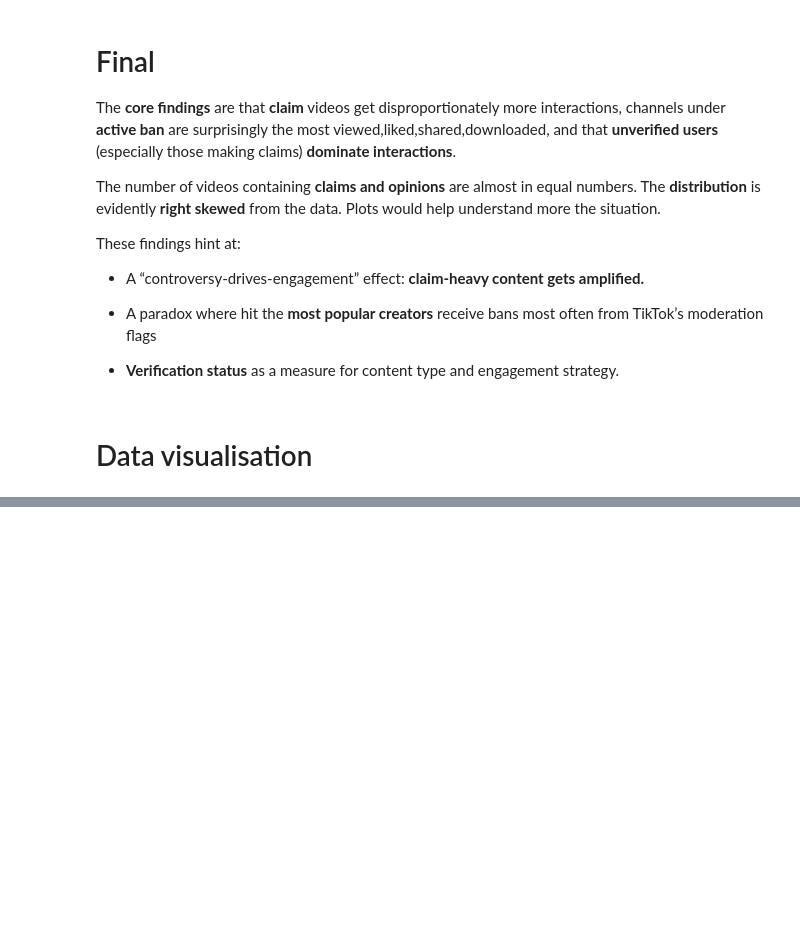
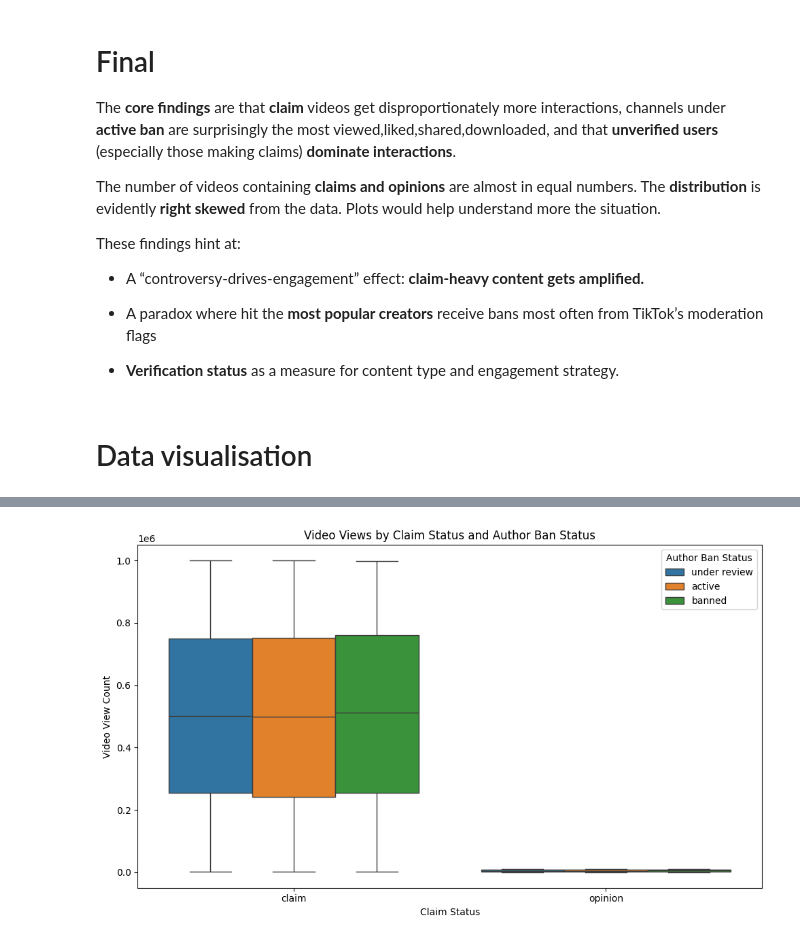
Before and after one commit to barbavegeta/Tik_Tok_Project-Google_Advanced_Data_Analytics, a Jupyter notebook: Tik_Tok_Google_Advanced_Data_Analytics.ipynb, the cells around one changed output, grey strips where cells are left out. Drawn from its saved outputs; the diff is of its cells as text; code cells hidden in the pictures; blank space fills up the shorter version.

```diff
--- a/Tik_Tok_Google_Advanced_Data_Analytics.ipynb
+++ b/Tik_Tok_Google_Advanced_Data_Analytics.ipynb
@@ -219,0 +353,18 @@ plt.show()
+# %%
+# Visualizing the relationship between claim status, author ban status, and engagement
+plt.figure(figsize=(10,6))
+sns.boxplot(
+	data=tik_tok_df,
+	x='claim_status',
+	y='video_view_count',
+	hue='author_ban_status',
+	showfliers=False
+)
+plt.title("Video Views by Claim Status and Author Ban Status")
+plt.xlabel("Claim Status")
+plt.ylabel("Video View Count")
+plt.legend(title="Author Ban Status")
+plt.tight_layout()
+plt.show()
+# %% [output]
+[figure, added]
```
Also changed, not shown: parts of 32 cells of this notebook.
